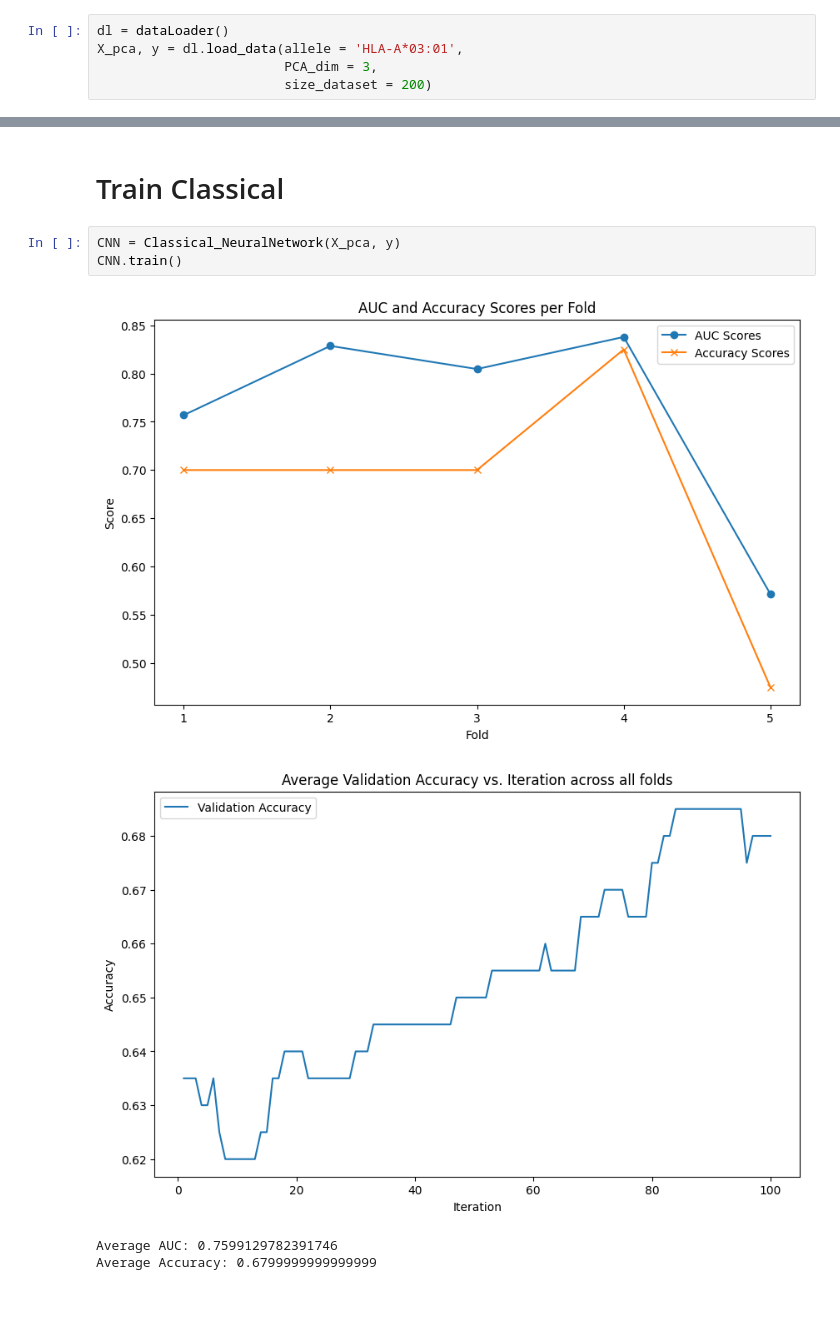
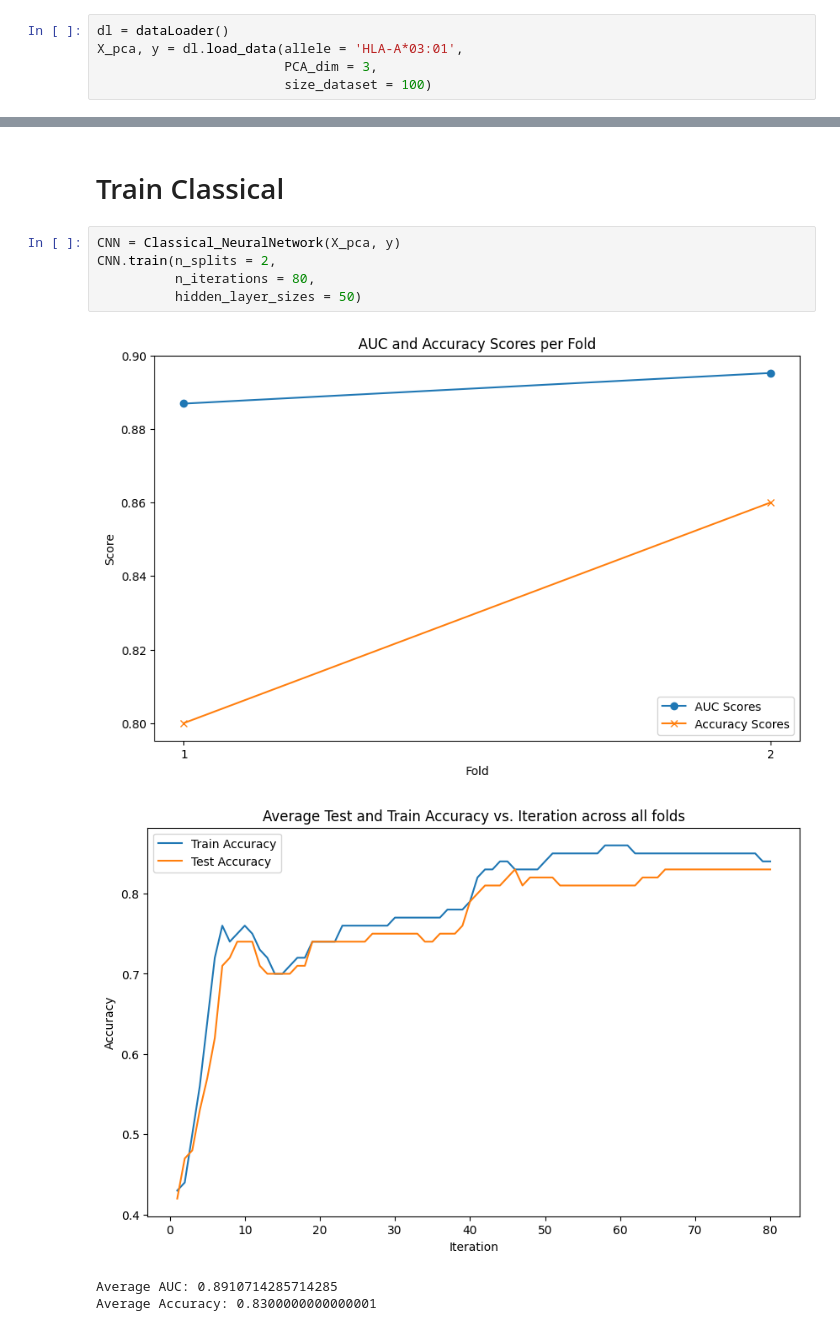
Before and after one commit to quocthangvt250501/Entangled-Neurons, a Jupyter notebook: Demo.ipynb, the cells around one changed output, grey strips where cells are left out. Saved outputs shown, nothing was run; the diff lists cells and outputs as text; blank space fills up the shorter version.

```diff
--- a/Demo.ipynb
+++ b/Demo.ipynb
@@ -8,7 +8,7 @@ from peptides.dataLoader import dataLoader
 dl = dataLoader()
 X_pca, y = dl.load_data(allele = 'HLA-A*03:01',
                         PCA_dim = 3,
-                        size_dataset = 200)
+                        size_dataset = 100)
 # %%
 dl.plot_pca_variance()
 # %% [output]
@@ -21,10 +21,12 @@ dl.plot_pca_2D()
 # Train Classical
 # %%
 CNN = Classical_NeuralNetwork(X_pca, y)
-CNN.train()
+CNN.train(n_splits = 2,
+          n_iterations = 80,
+          hidden_layer_sizes = 50)
 # %% [output]
-[figure, old version]
+[figure, new version]
-[figure, old version]
+[figure, new version]
-Average AUC: 0.7599129782391746
-Average Accuracy: 0.6799999999999999
+Average AUC: 0.8910714285714285
+Average Accuracy: 0.8300000000000001
 # %% [markdown]
```
Also changed, not shown: parts of 9 cells of this notebook, 2 other files.
